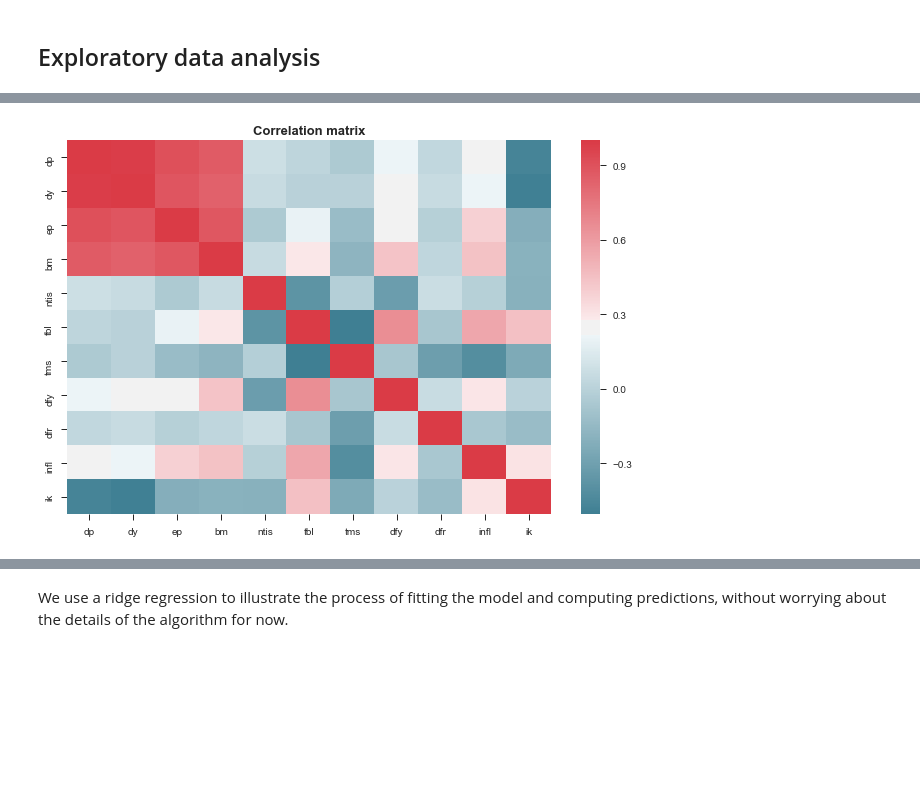
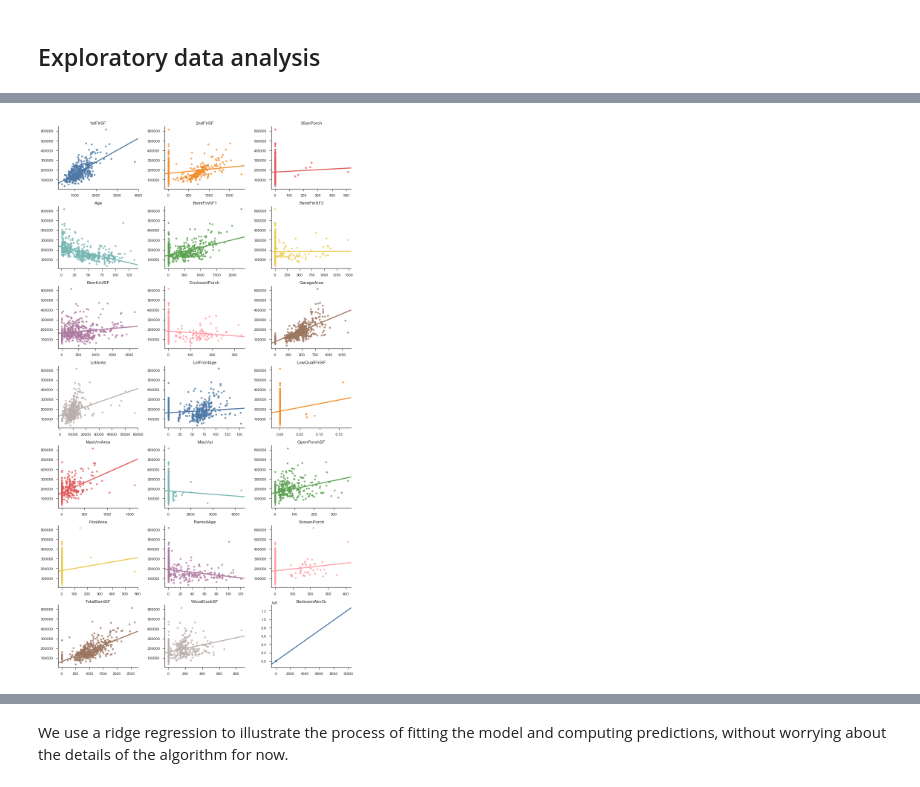
Before and after one commit to mscharth/ml-workshop, a Jupyter notebook: 02 Regularised Linear Models.ipynb, the cells around one changed output, grey strips where cells are left out. Saved outputs shown, nothing was run; the diff lists cells and outputs as text; code cells hidden in the pictures; blank space fills up the shorter version.

```diff
--- a/02 Regularised Linear Models.ipynb
+++ b/02 Regularised Linear Models.ipynb
@@ -84,0 +47,3 @@ data.head().round(2)
+# %%
+data=pd.read_csv('Datasets/AmesHousing-Processed.csv')
+data.head()
@@ -85,6 +60,13 @@ data.head().round(2)
 # %%
-train = data.iloc[:220,:].copy()
-test =  data.iloc[220:,:].copy()
+response='SalePrice'
+predictors=list(data.columns.values[:-1])
+
+# Randomly split indexes
+index_train, index_test  = train_test_split(np.array(data.index), train_size=0.2, random_state=5)
+
+# Write training and test sets
+train = data.loc[index_train,:].copy()
+test =  data.loc[index_test,:].copy()
 
 y_train = train[response]
 y_test = test[response]
@@ -120,7 +88,8 @@ This dataset is characterised by strong correlations between the predictors.
 # %%
-from statlearning import plot_correlation_matrix
+from statlearning import plot_regressions
 
-plot_correlation_matrix(X_train)
-plt.show()
+with sns.color_palette(crayon):
+    plot_regressions(X_train.iloc[:,:21], y_train)
+    plt.show()
 # %% [output]
-[figure, old version]
+[figure, new version]
```
Also changed, not shown: parts of 41 cells of this notebook, 1 other file.
